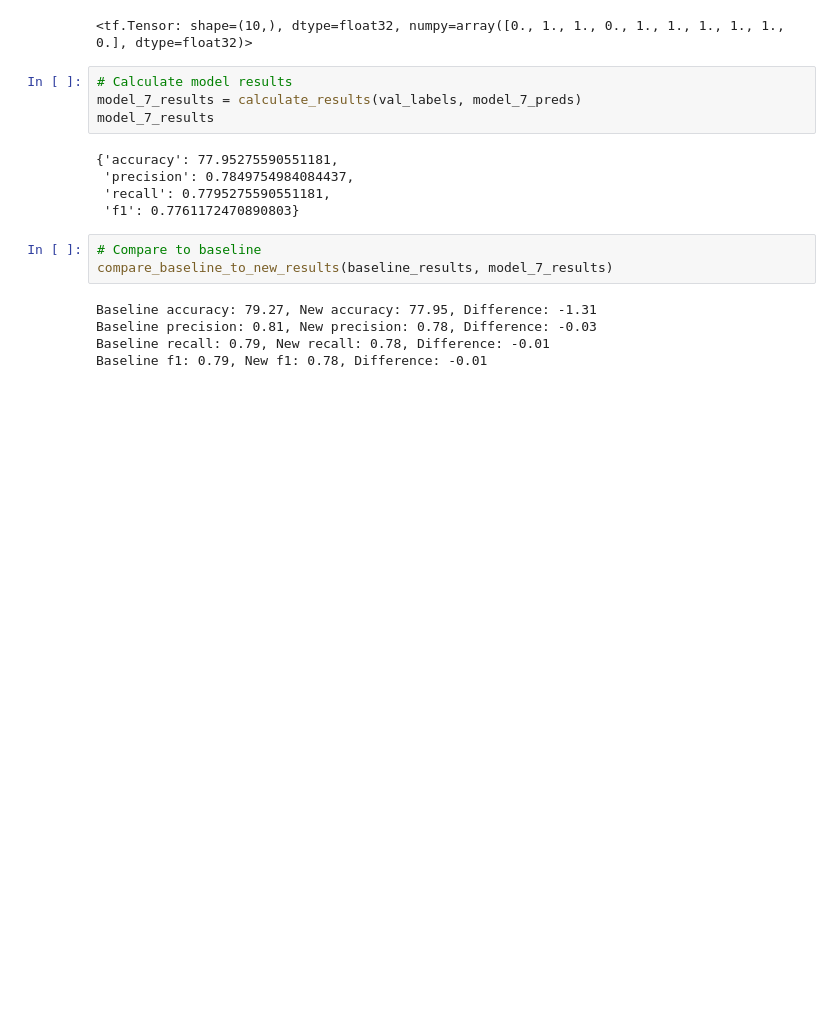
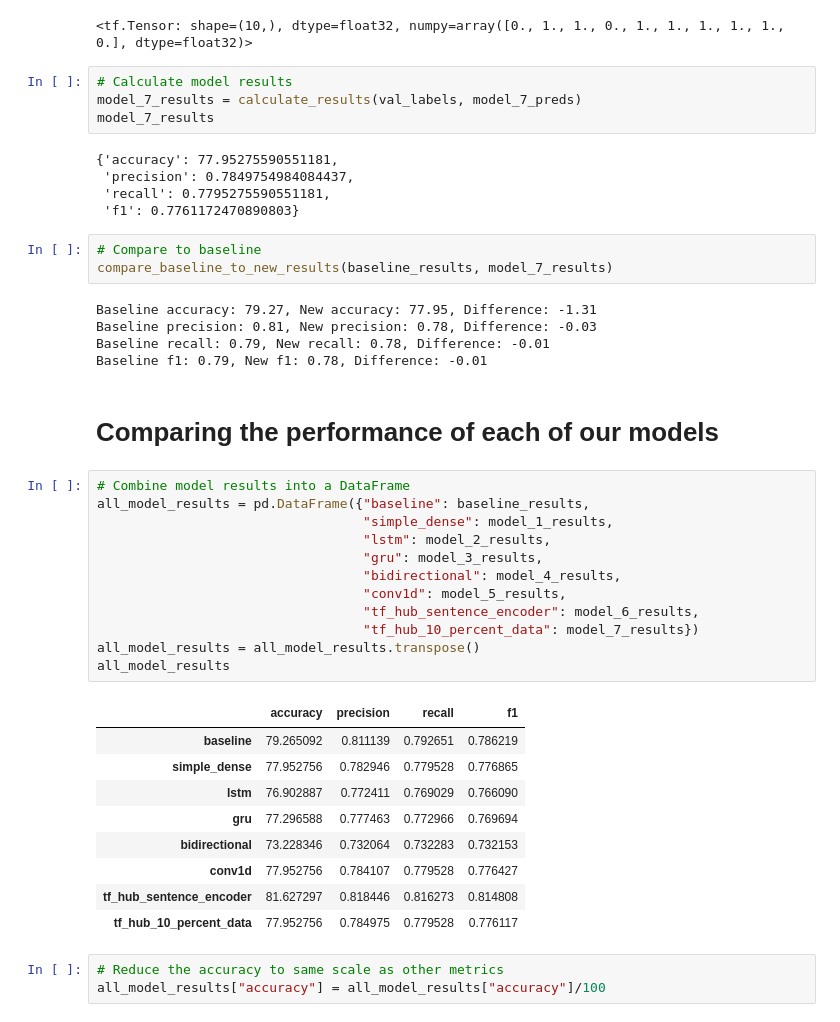
Before and after one commit to hossain-sanowar/NLPTensorFlow, a Jupyter notebook: introduction_to_nlp_in_tensorflow.ipynb, the cells around one changed output. Saved outputs shown, nothing was run; the diff lists cells and outputs as text; blank space fills up the shorter version.

```diff
--- a/introduction_to_nlp_in_tensorflow.ipynb
+++ b/introduction_to_nlp_in_tensorflow.ipynb
@@ -1327,3 +1327,30 @@ Baseline accuracy: 79.27, New accuracy: 77.95, Difference: -1.31
 Baseline precision: 0.81, New precision: 0.78, Difference: -0.03
 Baseline recall: 0.79, New recall: 0.78, Difference: -0.01
 Baseline f1: 0.79, New f1: 0.78, Difference: -0.01
+# %% [markdown]
+# Comparing the performance of each of our models
+# %%
+# Combine model results into a DataFrame
+all_model_results = pd.DataFrame({"baseline": baseline_results,
+                                  "simple_dense": model_1_results,
+                                  "lstm": model_2_results,
+                                  "gru": model_3_results,
+                                  "bidirectional": model_4_results,
+                                  "conv1d": model_5_results,
+                                  "tf_hub_sentence_encoder": model_6_results,
+                                  "tf_hub_10_percent_data": model_7_results})
+all_model_results = all_model_results.transpose()
+all_model_results
+# %% [output]
+|  | accuracy | precision | recall | f1 |
+| baseline | 79.265092 | 0.811139 | 0.792651 | 0.786219 |
+| simple_dense | 77.952756 | 0.782946 | 0.779528 | 0.776865 |
+| lstm | 76.902887 | 0.772411 | 0.769029 | 0.766090 |
+| gru | 77.296588 | 0.777463 | 0.772966 | 0.769694 |
+| bidirectional | 73.228346 | 0.732064 | 0.732283 | 0.732153 |
+| conv1d | 77.952756 | 0.784107 | 0.779528 | 0.776427 |
+| tf_hub_sentence_encoder | 81.627297 | 0.818446 | 0.816273 | 0.814808 |
+| tf_hub_10_percent_data | 77.952756 | 0.784975 | 0.779528 | 0.776117 |
+# %%
+# Reduce the accuracy to same scale as other metrics
+all_model_results["accuracy"] = all_model_results["accuracy"]/100
```
Also changed, not shown: parts of 2 cells of this notebook.
